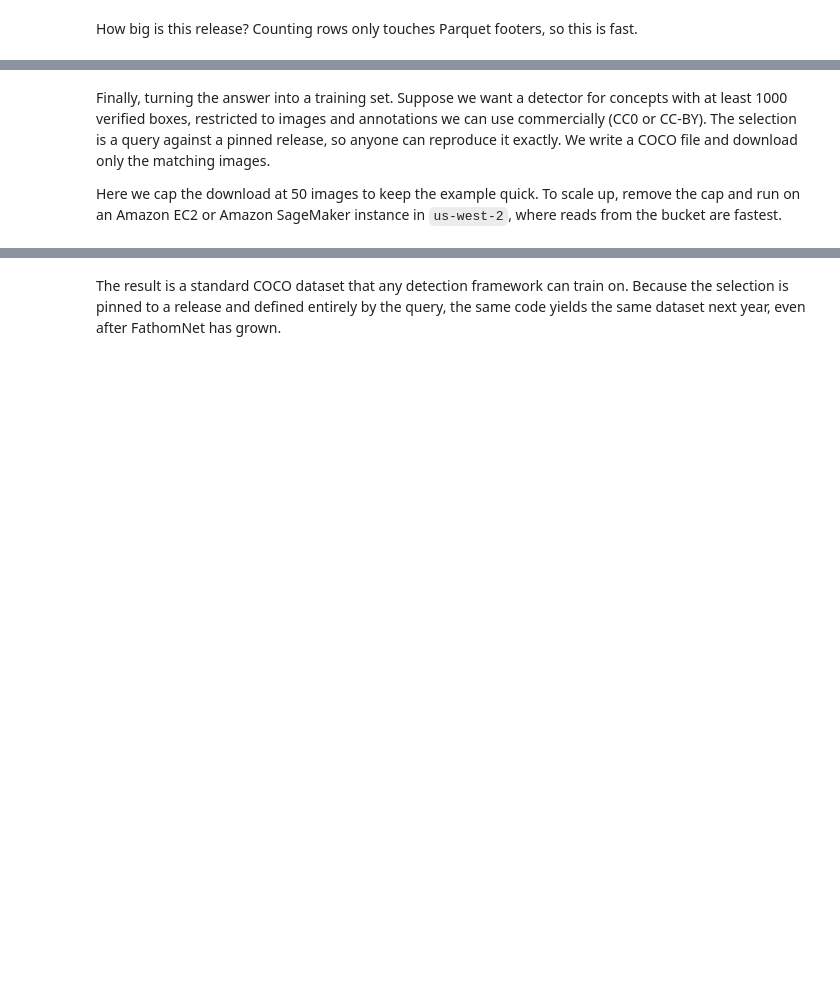
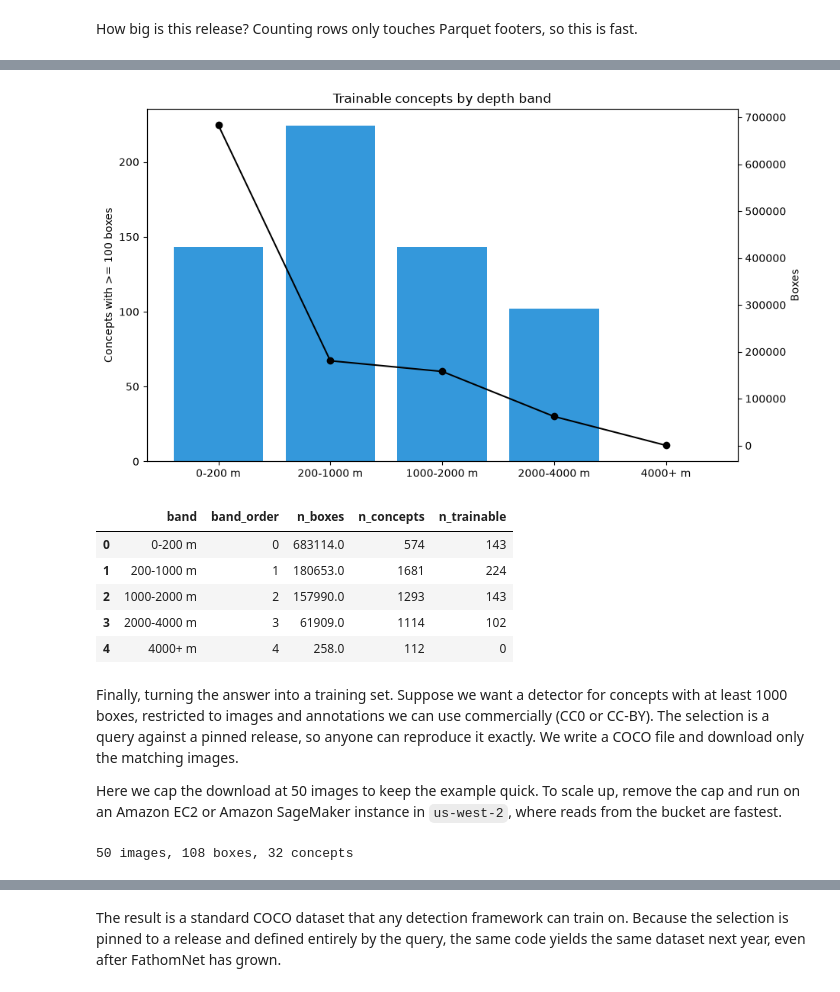
Before and after one commit to fathomnet/fathomnet-open-data, a Jupyter notebook: get-to-know-a-dataset.ipynb, the cells around one changed output, grey strips where cells are left out. Drawn from its saved outputs; the diff is of its cells as text; code cells hidden in the pictures; blank space fills up the shorter version.

```diff
--- a/get-to-know-a-dataset.ipynb
+++ b/get-to-know-a-dataset.ipynb
@@ -318,41 +380,51 @@ bands = con.sql("""
                    WHEN i.depth_meters < 4000 THEN '2000-4000 m'
                    ELSE '4000+ m'
                END AS band,
                CASE
                    WHEN i.depth_meters < 200 THEN 0
                    WHEN i.depth_meters < 1000 THEN 1
                    WHEN i.depth_meters < 2000 THEN 2
                    WHEN i.depth_meters < 4000 THEN 3
                    ELSE 4
                END AS band_order
         FROM boxes b JOIN images i USING (image_uuid)
-        WHERE b.review_state = 'VERIFIED' AND i.depth_meters IS NOT NULL
+        WHERE b.review_state IS DISTINCT FROM 'REJECTED'
+          AND b.concept IS NOT NULL
+          AND i.depth_meters >= 0
     ),
     counts AS (
         SELECT band, band_order, concept, count(*) AS n FROM binned GROUP BY ALL
     )
     SELECT band, band_order,
            sum(n) AS n_boxes,
            count(*) AS n_concepts,
            count(*) FILTER (WHERE n >= 100) AS n_trainable
     FROM counts
     GROUP BY band, band_order
     ORDER BY band_order
 """).df()
 
 fig, ax1 = plt.subplots(figsize=(10, 6))
-ax1.bar(bands.band, bands.n_trainable, color="#3498db", label="Concepts with >= 100 verified boxes")
-ax1.set_ylabel("Concepts with >= 100 verified boxes")
+ax1.bar(bands.band, bands.n_trainable, color="#3498db", label="Concepts with >= 100 boxes")
+ax1.set_ylabel("Concepts with >= 100 boxes")
 ax2 = ax1.twinx()
-ax2.plot(bands.band, bands.n_boxes, color="black", marker="o", label="Verified boxes")
-ax2.set_ylabel("Verified boxes")
+ax2.plot(bands.band, bands.n_boxes, color="black", marker="o", label="Boxes")
+ax2.set_ylabel("Boxes")
 ax1.set_title("Trainable concepts by depth band")
 plt.show()
 
 bands
+# %% [output]
+[figure, added]
+|  | band | band_order | n_boxes | n_concepts | n_trainable |
+| 0 | 0-200 m | 0 | 683114.0 | 574 | 143 |
+| 1 | 200-1000 m | 1 | 180653.0 | 1681 | 224 |
+| 2 | 1000-2000 m | 2 | 157990.0 | 1293 | 143 |
+| 3 | 2000-4000 m | 3 | 61909.0 | 1114 | 102 |
+| 4 | 4000+ m | 4 | 258.0 | 112 | 0 |
 # %% [markdown]
 Finally, turning the answer into a training set. Suppose we want a detector for concepts with at
-least 1000 verified boxes, restricted to images and annotations we can use commercially (CC0 or CC-BY).
+least 1000 boxes, restricted to images and annotations we can use commercially (CC0 or CC-BY).
 The selection is a query against a pinned release, so anyone can reproduce it exactly. We write a COCO
 file and download only the matching images.
 
@@ -369,7 +441,8 @@ subset = con.execute(
     WITH eligible AS (
         SELECT b.*, i.s3_key, i.width AS image_width, i.height AS image_height
         FROM boxes b JOIN images i USING (image_uuid)
-        WHERE b.review_state = 'VERIFIED'
+        WHERE b.review_state IS DISTINCT FROM 'REJECTED'
+          AND b.concept IS NOT NULL
           AND list_contains($licenses, i.image_license)
           AND list_contains($licenses, b.annotation_license)
     ),
@@ -391,6 +464,8 @@ subset = con.execute(
 print(
     f"{subset.image_uuid.nunique()} images, {len(subset)} boxes, {subset.concept.nunique()} concepts"
 )
+# %% [output]
+50 images, 108 boxes, 32 concepts
 # %%
 categories = {c: i for i, c in enumerate(sorted(subset.concept.unique()), start=1)}
 images_df = subset.drop_duplicates("image_uuid").reset_index(drop=True)
```
Also changed, not shown: parts of 19 cells of this notebook, 1 other file.
